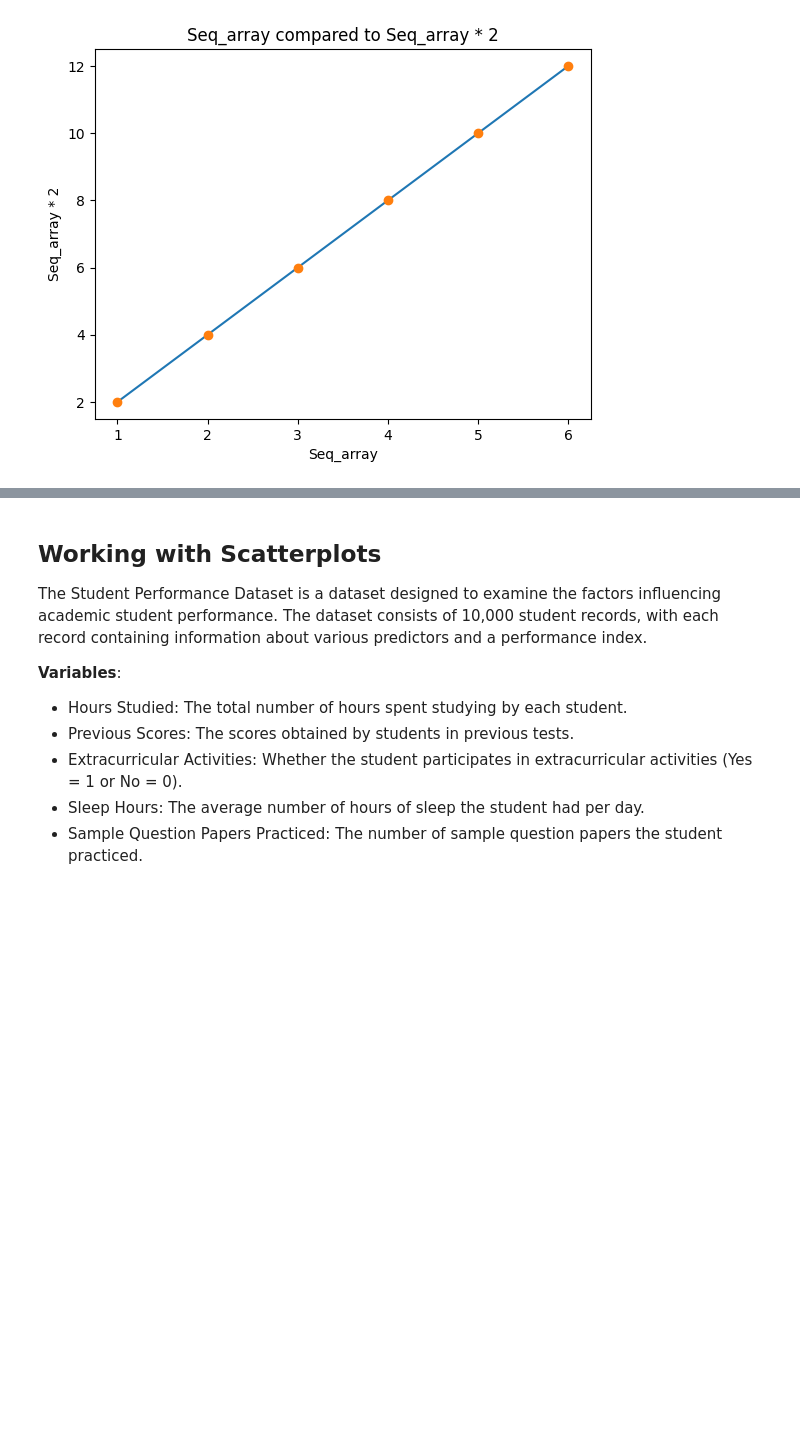
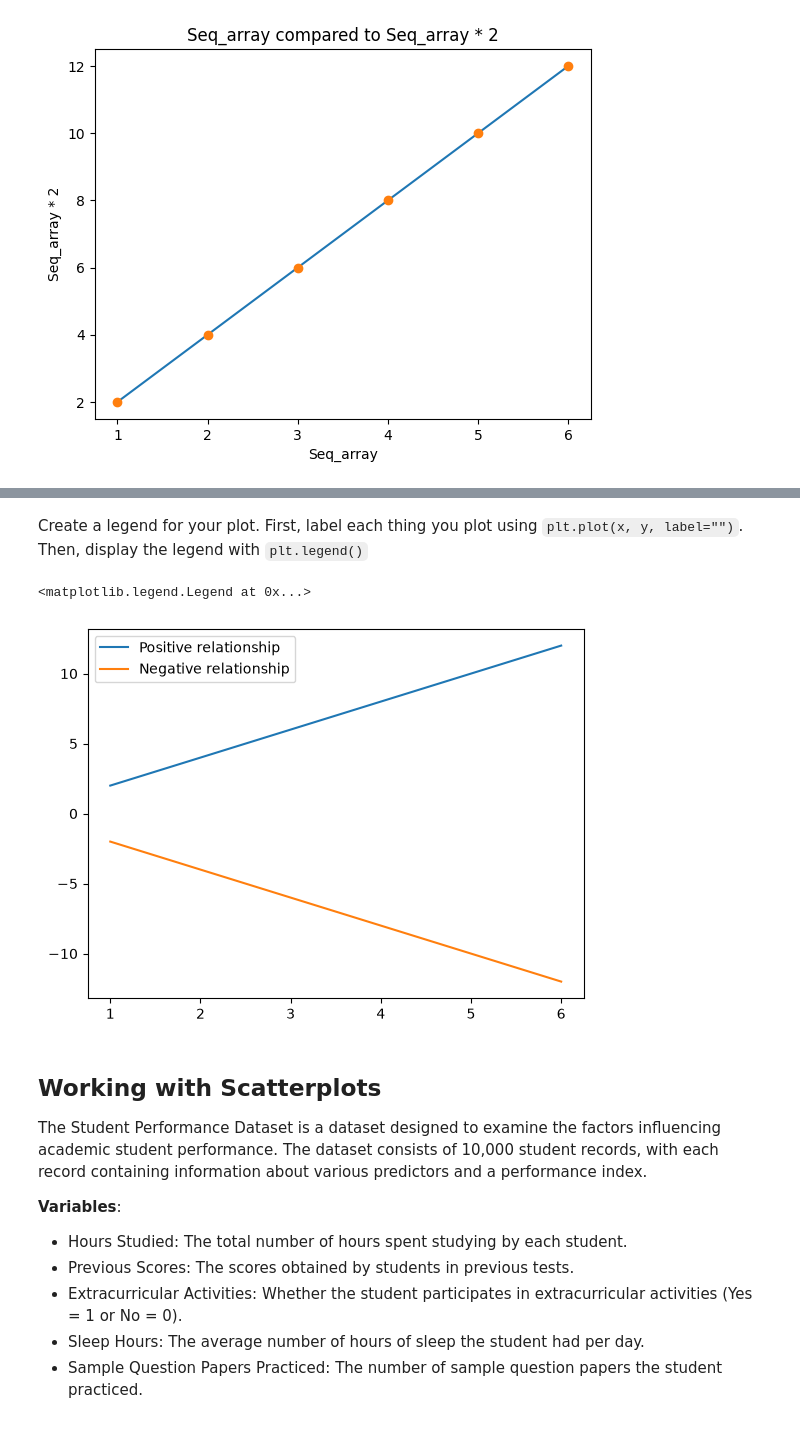
Before and after one commit to bds310/bds310.github.io, a Jupyter notebook: class_notes/matplotlib.ipynb, the cells around one changed output, grey strips where cells are left out. Cells and saved outputs as stored; diff of their text form; code cells hidden in the pictures; blank space fills up the shorter version.

```diff
--- a/class_notes/matplotlib.ipynb
+++ b/class_notes/matplotlib.ipynb
@@ -51,3 +107,17 @@ Text(0.5, 1.0, 'Seq_array compared to Seq_array * 2')
+# %% [markdown]
+Create a legend for your plot. First, label each thing you plot using `plt.plot(x, y, label="")`. Then, display the legend with `plt.legend()`
+# %%
+# Plot and label one relationship
+plt.plot(seq_array, 2 * seq_array, label='Positive relationship')
+
+# Plot and label another relationship
+plt.plot(seq_array, -2 * seq_array, label='Negative relationship')
+
+# Display the legend
+plt.legend()
+# %% [output]
+<matplotlib.legend.Legend at 0x...>
+[figure, added]
 # %% [markdown]
 ## Working with Scatterplots
 The Student Performance Dataset is a dataset designed to examine the factors influencing academic student performance. The dataset consists of 10,000 student records, with each record containing information about various predictors and a performance index.
```
Also changed, not shown: parts of 9 cells of this notebook.
